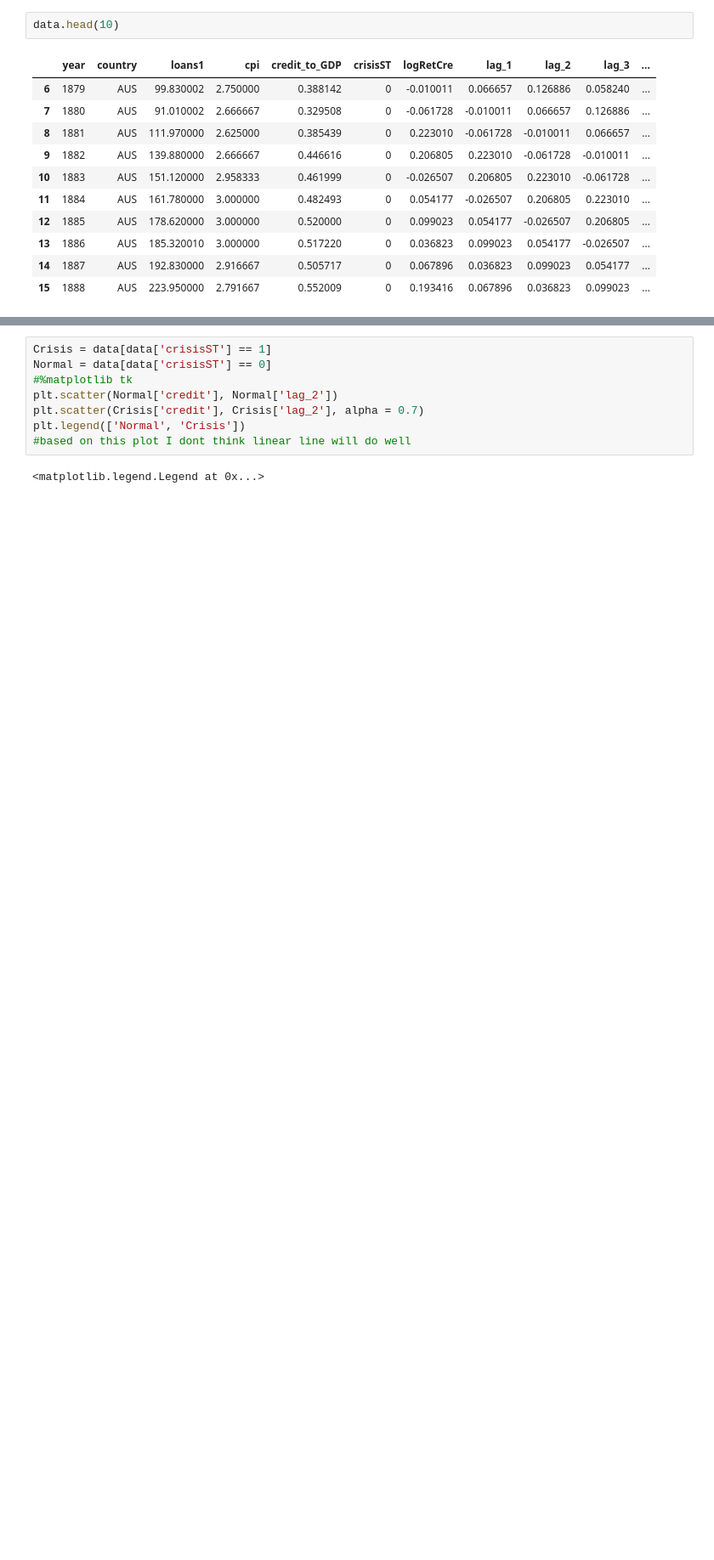
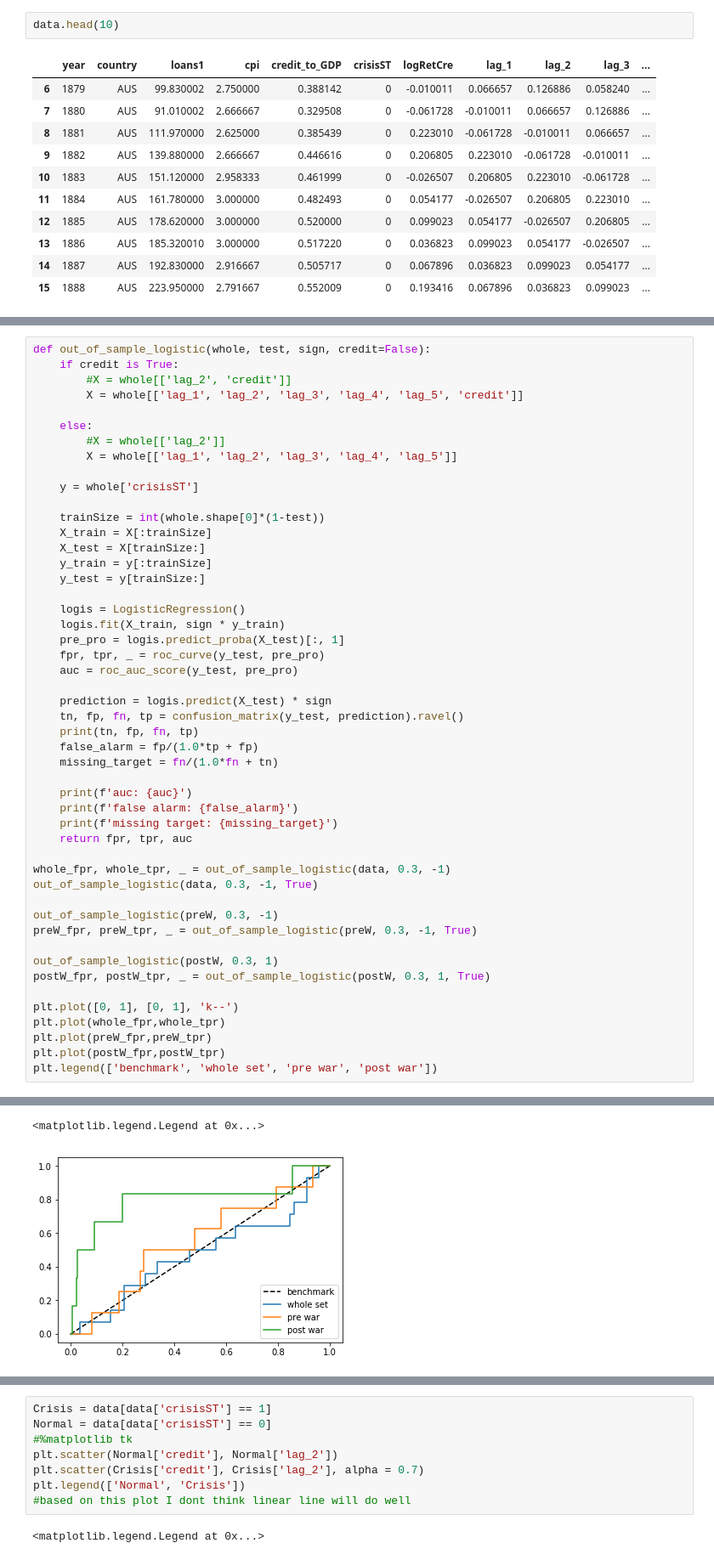
Before and after one commit to linsallyzhao/notebooks, a Jupyter notebook: ML_courseWork/Classification.ipynb, the cells around one changed output, grey strips where cells are left out. Shown: that part at 85% size. Drawn from its saved outputs; the diff is of its cells as text; blank space fills up the shorter version.

```diff
--- a/ML_courseWork/Classification.ipynb
+++ b/ML_courseWork/Classification.ipynb
@@ -84,2 +108,52 @@ plt.legend(['benchmark', 'whole set', 'pre war', 'post war'])
 <matplotlib.legend.Legend at 0x...>
 [figure]
+# %%
+def out_of_sample_logistic(whole, test, sign, credit=False):
+    if credit is True:
+        #X = whole[['lag_2', 'credit']]
+        X = whole[['lag_1', 'lag_2', 'lag_3', 'lag_4', 'lag_5', 'credit']]
+
+    else:
+        #X = whole[['lag_2']]
+        X = whole[['lag_1', 'lag_2', 'lag_3', 'lag_4', 'lag_5']]
+
+    y = whole['crisisST']
+
+    trainSize = int(whole.shape[0]*(1-test))
+    X_train = X[:trainSize]
+    X_test = X[trainSize:]
+    y_train = y[:trainSize]
+    y_test = y[trainSize:]
+
+    logis = LogisticRegression()
+    logis.fit(X_train, sign * y_train)
+    pre_pro = logis.predict_proba(X_test)[:, 1]
+    fpr, tpr, _ = roc_curve(y_test, pre_pro)
+    auc = roc_auc_score(y_test, pre_pro)
+
+    prediction = logis.predict(X_test) * sign
+    tn, fp, fn, tp = confusion_matrix(y_test, prediction).ravel()
+    print(tn, fp, fn, tp)
+    false_alarm = fp/(1.0*tp + fp)
+    missing_target = fn/(1.0*fn + tn)
+
+    print(f'auc: {auc}')
+    print(f'false alarm: {false_alarm}')
+    print(f'missing target: {missing_target}')
+    return fpr, tpr, auc
+
+whole_fpr, whole_tpr, _ = out_of_sample_logistic(data, 0.3, -1)
+out_of_sample_logistic(data, 0.3, -1, True)
+
+out_of_sample_logistic(preW, 0.3, -1)
+preW_fpr, preW_tpr, _ = out_of_sample_logistic(preW, 0.3, -1, True)
+
+out_of_sample_logistic(postW, 0.3, 1)
+postW_fpr, postW_tpr, _ = out_of_sample_logistic(postW, 0.3, 1, True)
+
+plt.plot([0, 1], [0, 1], 'k--')
+plt.plot(whole_fpr,whole_tpr)
+plt.plot(preW_fpr,preW_tpr)
+plt.plot(postW_fpr,postW_tpr)
+plt.legend(['benchmark', 'whole set', 'pre war', 'post war'])
+# %% [output]
@@ -86,3 +177,5 @@ plt.legend(['benchmark', 'whole set', 'pre war', 'post war'])
+<matplotlib.legend.Legend at 0x...>
+[figure, added]
 # %%
 def out_of_sample_logistic(whole, test, sign, credit=False):
     if credit is True:
```
Also changed, not shown: parts of 22 cells of this notebook, 7 other files.
